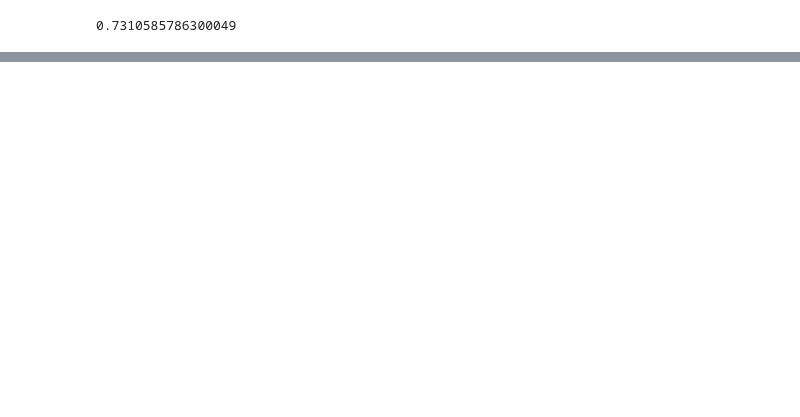
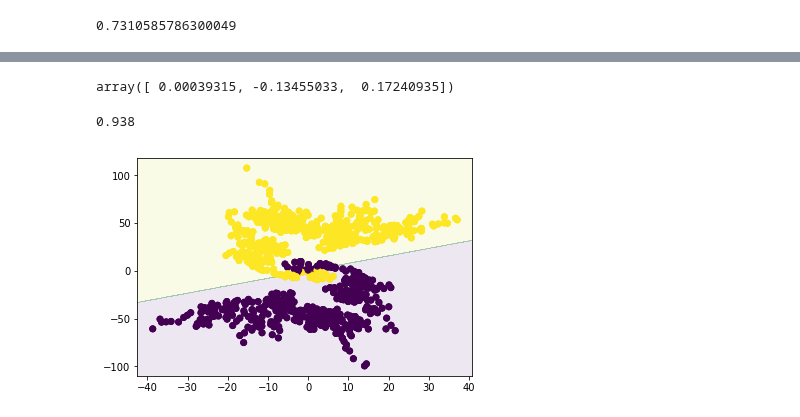
Before and after one commit to owenjonesuob/neural-nets-for-classification, a Jupyter notebook: sandbox.ipynb, the cells around one changed output, grey strips where cells are left out. Saved outputs shown, nothing was run; the diff lists cells and outputs as text; code cells hidden in the pictures; blank space fills up the shorter version.

```diff
--- a/sandbox.ipynb
+++ b/sandbox.ipynb
@@ -60 +79,12 @@ def cost(features, labels, weights):
+# %%
+def update(features, labels, weights, rate):
+
+    m = features.shape[0]
+
+    preds = predict(features, weights)
+
+    # Average gradient over all observations, times learning rate
+    grad = rate * np.dot(features.T, (preds - labels)) / m
+
+    return weights-grad
 # %%
@@ -63,0 +144,4 @@ cost(demo_data, demo_labs, weights)
+# %%
+opt_weights
+# %% [output]
+array([ 0.00039315, -0.13455033,  0.17240935])
@@ -63,0 +154,30 @@ cost(demo_data, demo_labs, weights)
+# %%
+accuracy(preds_classes, demo_labs)
+# %% [output]
+0.938
+# %%
+def plot_boundary(data, labels, weights, subdivs=1000, alpha=0.1):
+
+    fig, ax = plt.subplots()
+    ax.scatter(data[:, 1], data[:, 2], c=labels)
+
+    xmin, xmax = ax.get_xlim()
+    xstep = (xmax-xmin)/subdivs
+    ymin, ymax = ax.get_ylim()
+    ystep = (ymax-ymin)/subdivs
+
+    grid = np.mgrid[xmin:xmax:xstep, ymin:ymax:ystep].reshape(2, -1).T
+    n = grid.shape[0]
+    grid_with_bias = np.hstack((np.ones((n, 1)), grid))
+
+    ax.contourf(np.arange(xmin, xmax, xstep), np.arange(ymin, ymax, ystep),
+               classify(predict(grid_with_bias, weights)).reshape(-1, subdivs).T,
+               alpha = alpha)
+
+
+    ax.scatter(data[:, 1], data[:, 2], c=labels)
+    return None
+# %%
+plot_boundary(demo_data, demo_labs, opt_weights)
+# %% [output]
+[figure, added]
```
Also changed, not shown: parts of 17 cells of this notebook.
